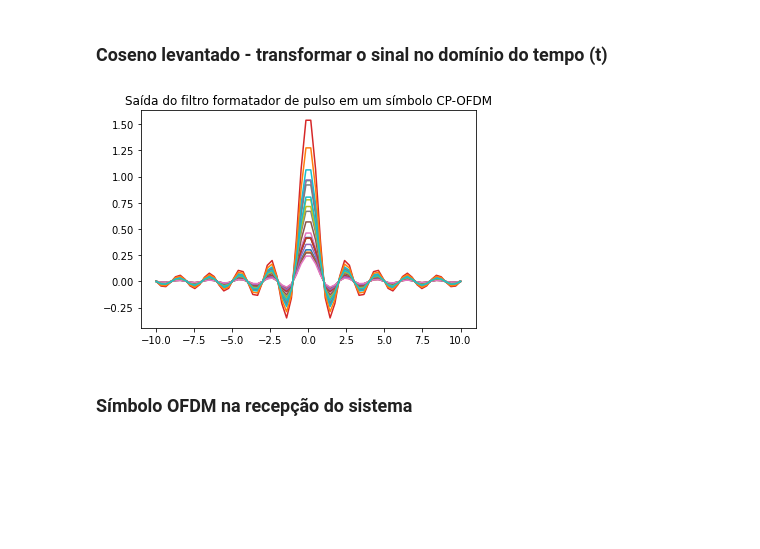
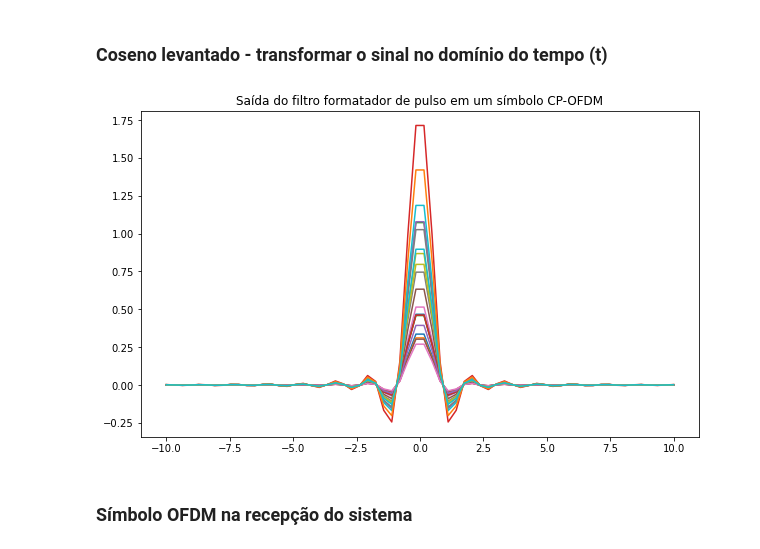
Before and after one commit to wevertonmm/TCC-OFDM-system, a Jupyter notebook: TCC_OFDM_system.ipynb, the cells around one changed output. Drawn from its saved outputs; the diff is of its cells as text; code cells hidden in the pictures; blank space fills up the shorter version.

Commit message:
adição do filtro formatador de pulso (coseno levantado)

```diff
--- a/TCC_OFDM_system.ipynb
+++ b/TCC_OFDM_system.ipynb
@@ -374,20 +374,20 @@ OFDM_TX = OFDM_withCP.reshape((-1,))
 # %%
 def eixo_x(lim):	# eixo x
     return np.linspace(-lim, lim, K)
 
 def cosenolevant(x, B, T):
     return (1/np.sqrt(T))*(np.sin(np.pi*x/T*(1-B))+4*B*x/T*np.cos(np.pi*x/T*(1+B)))/(np.pi*x/T*(1-(4*B*x/T)**2))
 
 t = eixo_x(10)
-filtro_form = cosenolevant(t, 0, 1)
-plt.figure(figsize = (8))
+filtro_form = cosenolevant(t, 0.5, 1)
+plt.figure(figsize = (10,6))
 for i in range(20):
     plt.plot(t, filtro_form*np.abs(OFDM_withCP[i]))
 
 plt.title('Saída do filtro formatador de pulso em um símbolo CP-OFDM')
 plt.show()
 # %% [output]
-[figure, old version]
+[figure, new version]
 # %% [markdown]
 ### Símbolo OFDM na recepção do sistema
 # %%
```
